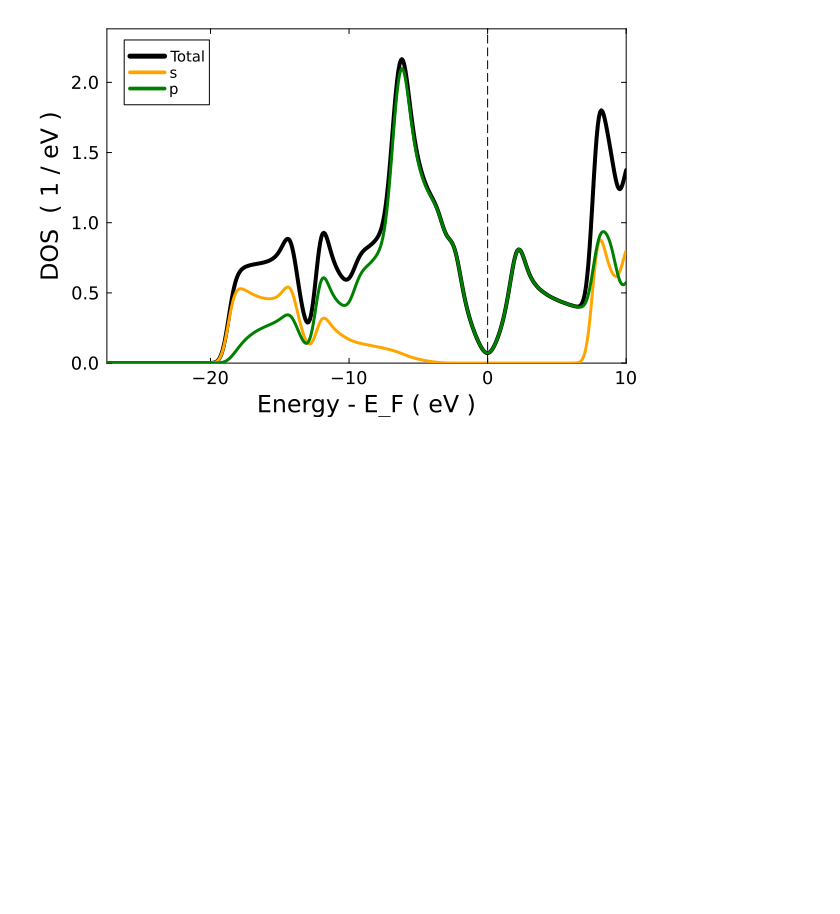
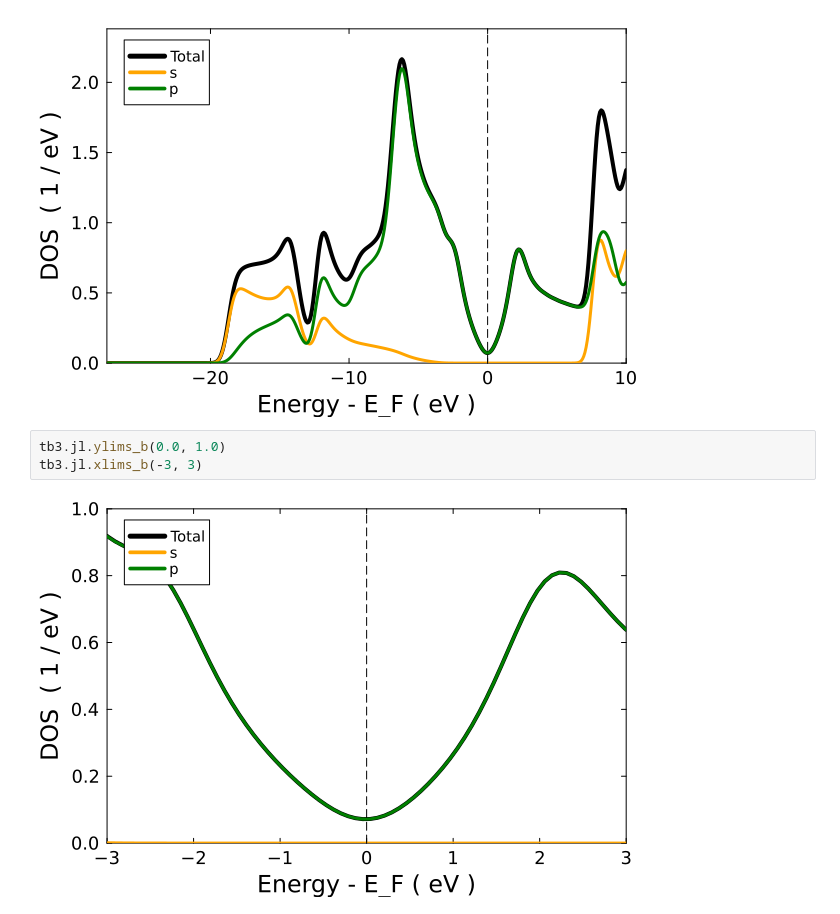
Before and after one commit to usnistgov/tb3py, a Jupyter notebook: notebooks/tb3py_tutorial.ipynb, the cells around one changed output. Drawn from its saved outputs; the diff is of its cells as text; blank space fills up the shorter version.

```diff
--- a/notebooks/tb3py_tutorial.ipynb
+++ b/notebooks/tb3py_tutorial.ipynb
@@ -125,3 +128,8 @@ Int pDOS occ 2 : 12.122148276977947
 Int pDOS all 1 : 7.9999999767996455
 Int pDOS all 2 : 23.99998627745031
 [figure]
+# %%
+tb3.jl.ylims_b(0.0, 1.0)
+tb3.jl.xlims_b(-3, 3)
+# %% [output]
+[figure, added]
```
Also changed, not shown: parts of 1 cell of this notebook.
